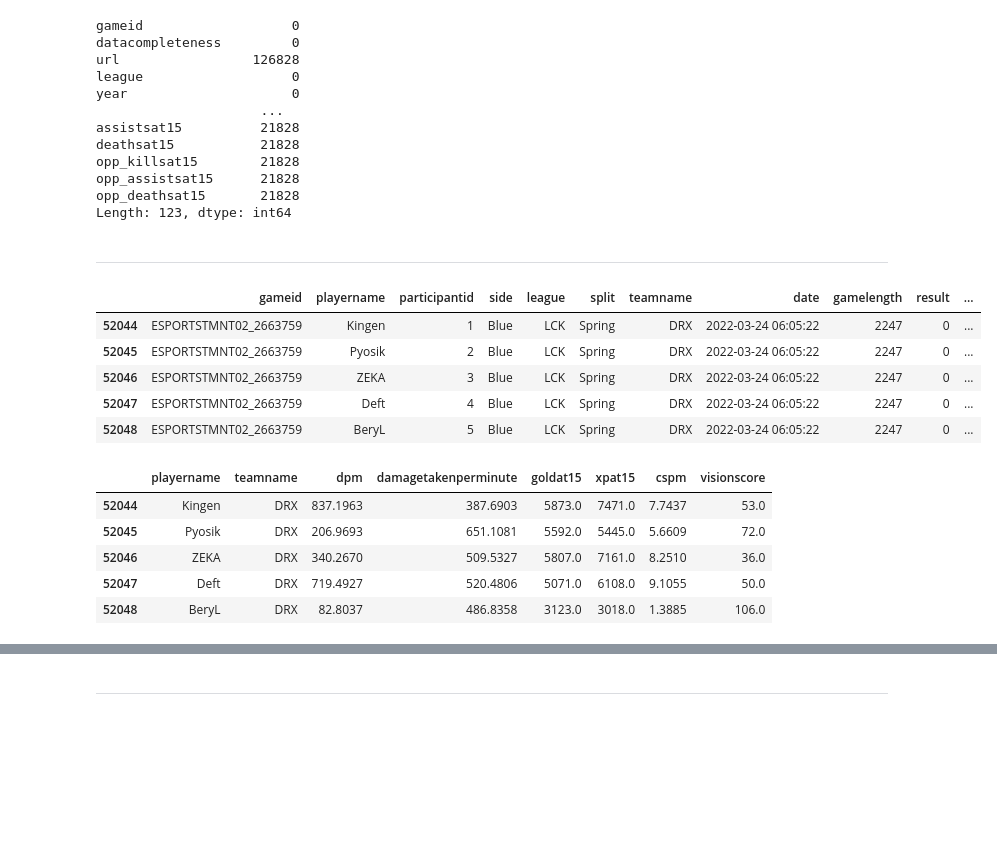
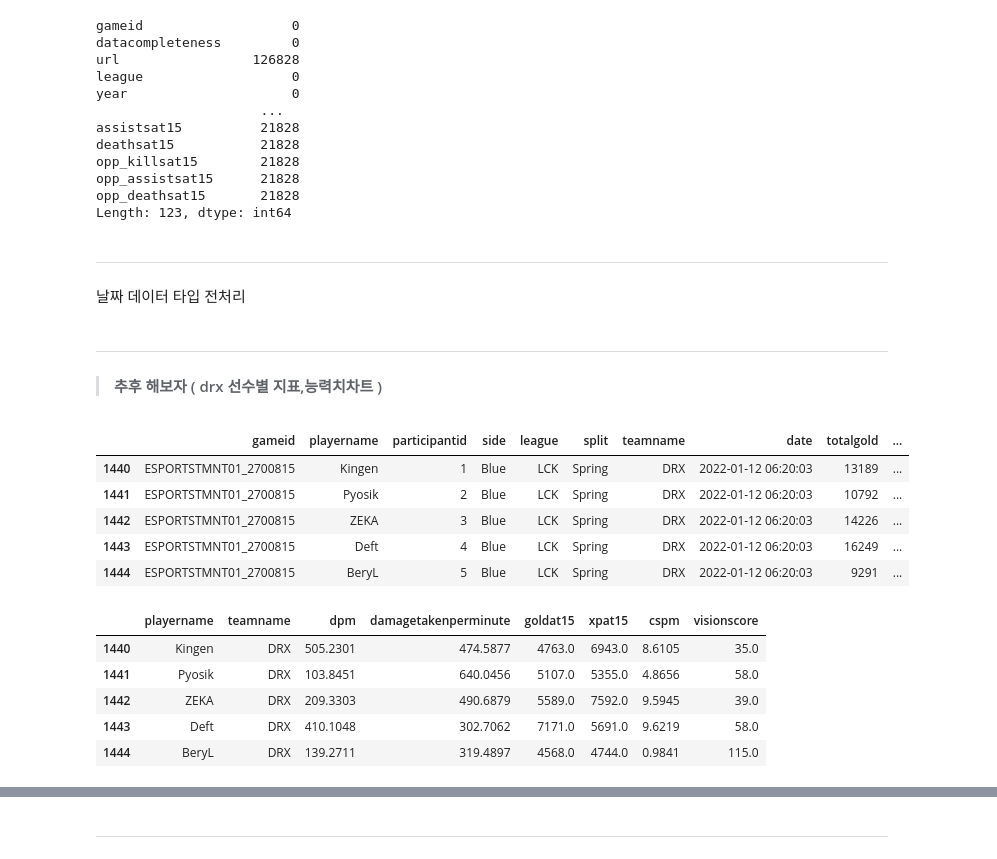
Before and after one commit to damidaa/2022LoLWorlds_DataAnalysis, a Jupyter notebook: 2022wc/final_analysis.ipynb, the cells around one changed output, grey strips where cells are left out. Cells and saved outputs as stored; diff of their text form; code cells hidden in the pictures; blank space fills up the shorter version.

```diff
--- a/2022wc/final_analysis.ipynb
+++ b/2022wc/final_analysis.ipynb
@@ -97,5 +99,6 @@ opp_killsat15        21828
 opp_assistsat15      21828
 opp_deathsat15       21828
 Length: 123, dtype: int64
-# %% [markdown]
-----
+# %% [markdown]
+---
+날짜 데이터 타입 전처리
@@ -102,27 +107,41 @@ Length: 123, dtype: int64
+# %% [markdown]
+----
+
+> #### 추후 해보자 ( drx 선수별 지표,능력치차트 )
 # %%
 #추후 해보자 ( drx 선수별 지표,능력치차트 )
 
-lck_spring_po_df = lck_spring_po[ ['gameid','playername','participantid','side','league','split','teamname','date', \
-    'gamelength','result','dpm','damagetakenperminute','goldat15','xpat15','cspm','visionscore'] ]
+# lck_spring_po_df = lck_spring_po[ ['gameid','playername','participantid','side','league','split','teamname','date', \
+#     'gamelength','result','dpm','damagetakenperminute','goldat15','xpat15','cspm','visionscore'] ]
 
-lck_spring_po_drxplyaer_df = lck_spring_po_df[ (lck_spring_po_df['teamname'] == 'DRX') & (lck_spring_po_df['participantid'] <= 10 ) ]
+# lck_spring_po_drxplyaer_df = lck_spring_po_df[ (lck_spring_po_df['teamname'] == 'DRX') & (lck_spring_po_df['participantid'] <= 10 ) ]
 
-lck_spring_po_drxplyaer_df.head()
+# lck_spring_po_drxplyaer_df.head()
+
+lck_spring_df = lck_spring[ ['gameid','playername','participantid','side','league','split','teamname','date', \
+    'totalgold','gamelength','result','dpm','damagetakenperminute','goldat15','xpat15','cspm','visionscore'] ]
+
+lck_spring_drxplyaer_df = lck_spring_df[ (lck_spring_df['teamname'] == 'DRX') & (lck_spring_df['participantid'] <= 10 ) ]
+
+lck_spring_drxplyaer_df.head()
 # %% [output]
-|  | gameid | playername | participantid | side | league | split | teamname | date | gamelength | result | ... |
-| 52044 | ESPORTSTMNT02_2663759 | Kingen | 1 | Blue | LCK | Spring | DRX | 2022-03-24 06:05:22 | 2247 | 0 | ... |
-| 52045 | ESPORTSTMNT02_2663759 | Pyosik | 2 | Blue | LCK | Spring | DRX | 2022-03-24 06:05:22 | 2247 | 0 | ... |
-| 52046 | ESPORTSTMNT02_2663759 | ZEKA | 3 | Blue | LCK | Spring | DRX | 2022-03-24 06:05:22 | 2247 | 0 | ... |
-| 52047 | ESPORTSTMNT02_2663759 | Deft | 4 | Blue | LCK | Spring | DRX | 2022-03-24 06:05:22 | 2247 | 0 | ... |
-| 52048 | ESPORTSTMNT02_2663759 | BeryL | 5 | Blue | LCK | Spring | DRX | 2022-03-24 06:05:22 | 2247 | 0 | ... |
+|  | gameid | playername | participantid | side | league | split | teamname | date | totalgold | ... |
+| 1440 | ESPORTSTMNT01_2700815 | Kingen | 1 | Blue | LCK | Spring | DRX | 2022-01-12 06:20:03 | 13189 | ... |
+| 1441 | ESPORTSTMNT01_2700815 | Pyosik | 2 | Blue | LCK | Spring | DRX | 2022-01-12 06:20:03 | 10792 | ... |
+| 1442 | ESPORTSTMNT01_2700815 | ZEKA | 3 | Blue | LCK | Spring | DRX | 2022-01-12 06:20:03 | 14226 | ... |
+| 1443 | ESPORTSTMNT01_2700815 | Deft | 4 | Blue | LCK | Spring | DRX | 2022-01-12 06:20:03 | 16249 | ... |
+| 1444 | ESPORTSTMNT01_2700815 | BeryL | 5 | Blue | LCK | Spring | DRX | 2022-01-12 06:20:03 | 9291 | ... |
 # %%
-lck_spring_po_drxplayer_score = lck_spring_po_drxplyaer_df[ ['playername','teamname','dpm','damagetakenperminute','goldat15','xpat15','cspm','visionscore'] ]
-lck_spring_po_drxplayer_score.head()
+# lck_spring_po_drxplayer_score = lck_spring_po_drxplyaer_df[ ['playername','teamname','dpm','damagetakenperminute','goldat15','xpat15','cspm','visionscore'] ]
+# lck_spring_po_drxplayer_score.head()
+
+lck_spring_drxplayer_score = lck_spring_drxplyaer_df[ ['playername','teamname','dpm','damagetakenperminute','goldat15','xpat15','cspm','visionscore'] ]
+lck_spring_drxplayer_score.head()
 # %% [output]
 |  | playername | teamname | dpm | damagetakenperminute | goldat15 | xpat15 | cspm | visionscore |
-| 52044 | Kingen | DRX | 837.1963 | 387.6903 | 5873.0 | 7471.0 | 7.7437 | 53.0 |
-| 52045 | Pyosik | DRX | 206.9693 | 651.1081 | 5592.0 | 5445.0 | 5.6609 | 72.0 |
-| 52046 | ZEKA | DRX | 340.2670 | 509.5327 | 5807.0 | 7161.0 | 8.2510 | 36.0 |
-| 52047 | Deft | DRX | 719.4927 | 520.4806 | 5071.0 | 6108.0 | 9.1055 | 50.0 |
-| 52048 | BeryL | DRX | 82.8037 | 486.8358 | 3123.0 | 3018.0 | 1.3885 | 106.0 |
+| 1440 | Kingen | DRX | 505.2301 | 474.5877 | 4763.0 | 6943.0 | 8.6105 | 35.0 |
+| 1441 | Pyosik | DRX | 103.8451 | 640.0456 | 5107.0 | 5355.0 | 4.8656 | 58.0 |
+| 1442 | ZEKA | DRX | 209.3303 | 490.6879 | 5589.0 | 7592.0 | 9.5945 | 39.0 |
+| 1443 | Deft | DRX | 410.1048 | 302.7062 | 7171.0 | 5691.0 | 9.6219 | 58.0 |
+| 1444 | BeryL | DRX | 139.2711 | 319.4897 | 4568.0 | 4744.0 | 0.9841 | 115.0 |
 # %%
```
Also changed, not shown: parts of 33 cells of this notebook.
